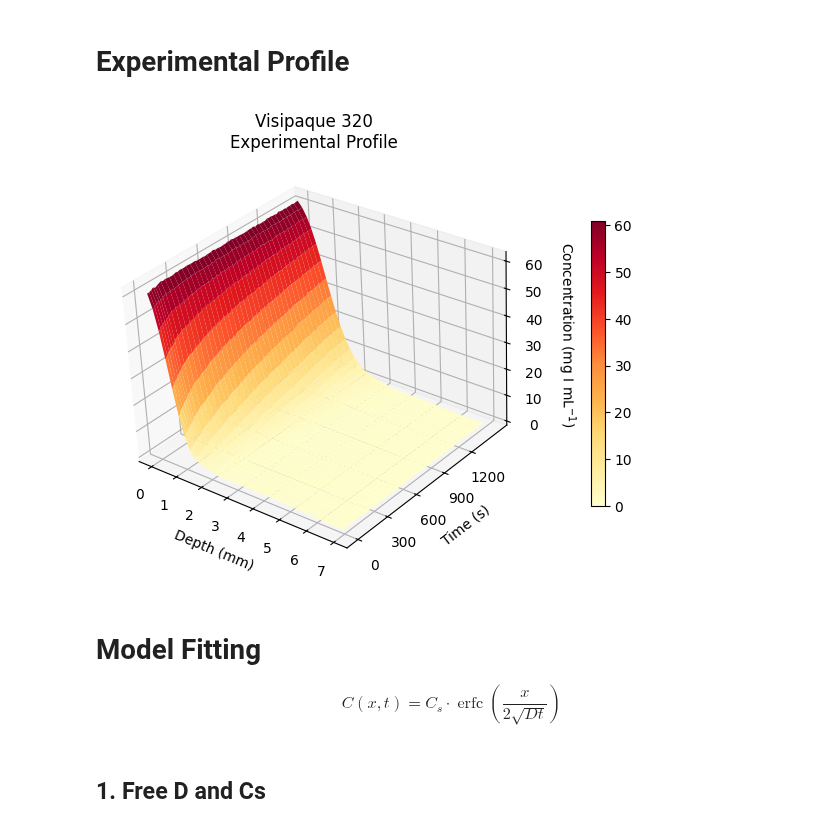
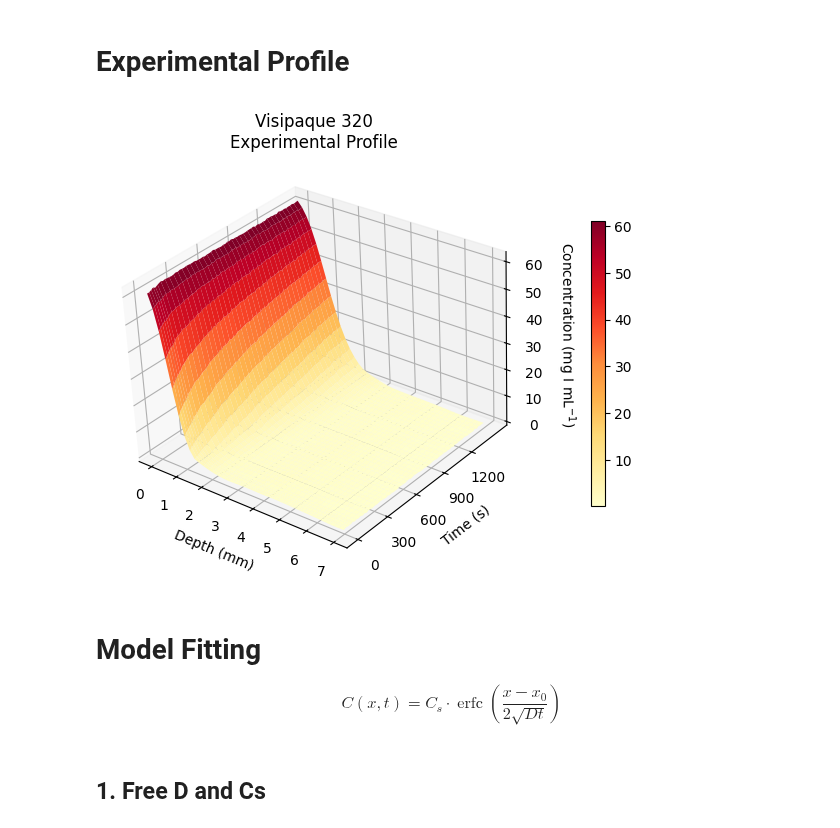
Before and after one commit to isaackh28/diff_tests, a Jupyter notebook: fit_diff.ipynb, the cells around one changed output. Drawn from its saved outputs; the diff is of its cells as text; code cells hidden in the pictures.

```diff
--- a/fit_diff.ipynb
+++ b/fit_diff.ipynb
@@ -28,0 +41,28 @@ conc = np.asarray(conc_df, dtype = float)
+# %%
+# Get volume scan (gel scans without tracer)
+dcm_dir = r"C:\Users\t139116uhn\OneDrive - UHN\Experiments\20260511 - VIS_1_test (caprese)\VIS_1_test"
+
+names = os.listdir(dcm_dir)
+
+paths = []
+
+for name in names:
+    if not name.lower().endswith(".dcm"):
+        continue
+    fullpath = os.path.join(dcm_dir, name)
+
+    ds = dcm.dcmread(fullpath, stop_before_pixels = True)
+
+    try:
+        if ds.ScanOptions == "VOLUME_CT" and ds.SliceLocation == "+410.000":
+            paths.append(fullpath)
+    except:
+        pass
+# %%
+# Converting baseline HU to concentration (implement with CALIB?)
+baseline_ds = dcm.dcmread(paths[0])
+spacing = baseline_ds.PixelSpacing
+baseline_arr = getattr(baseline_ds, "pixel_array", None)
+baseline_conc = (baseline_arr-16.08) / 16.655 # converting HU to conc (135 kVp)
+
+baseline = baseline_conc[120:163, 182:212]
@@ -28,0 +82,2 @@ conc = np.asarray(conc_df, dtype = float)
+# %%
+baseline_norm = np.nanmean(baseline[10, :])
@@ -29,21 +98,23 @@ conc = np.asarray(conc_df, dtype = float)
 # %% [markdown]
 # Experimental Profile
+# %%
+conc_norm = conc - baseline_norm
 # %%
 fig, ax = plt.subplots(1, 1, subplot_kw = {"projection": "3d"}, figsize = (6, 6), squeeze = False)
 ax = ax.flatten()
 
 depth_mesh, time_mesh = np.meshgrid(depth, time)
 
-plot_prof(fig, ax, 0, x = depth_mesh, y = time_mesh, z = conc,
+plot_prof(fig, ax, 0, x = depth_mesh, y = time_mesh, z = conc_norm,
           name = "Visipaque 320\nExperimental Profile",
           elem = "I")
 plt.tight_layout()
 plt.show()
 # %% [output]
-[figure, old version]
+[figure, new version]
 # %% [markdown]
 # Model Fitting
-$$C(x,t) = C_s\cdot\operatorname{erfc}\left(\frac{x}{2\sqrt{Dt}}\right)$$
+$$C(x,t) = C_s\cdot\operatorname{erfc}\left(\frac{x-x_0}{2\sqrt{Dt}}\right)$$
 # %% [markdown]
 ## 1. Free D and Cs
 # %%
```
Also changed, not shown: parts of 11 cells of this notebook.
